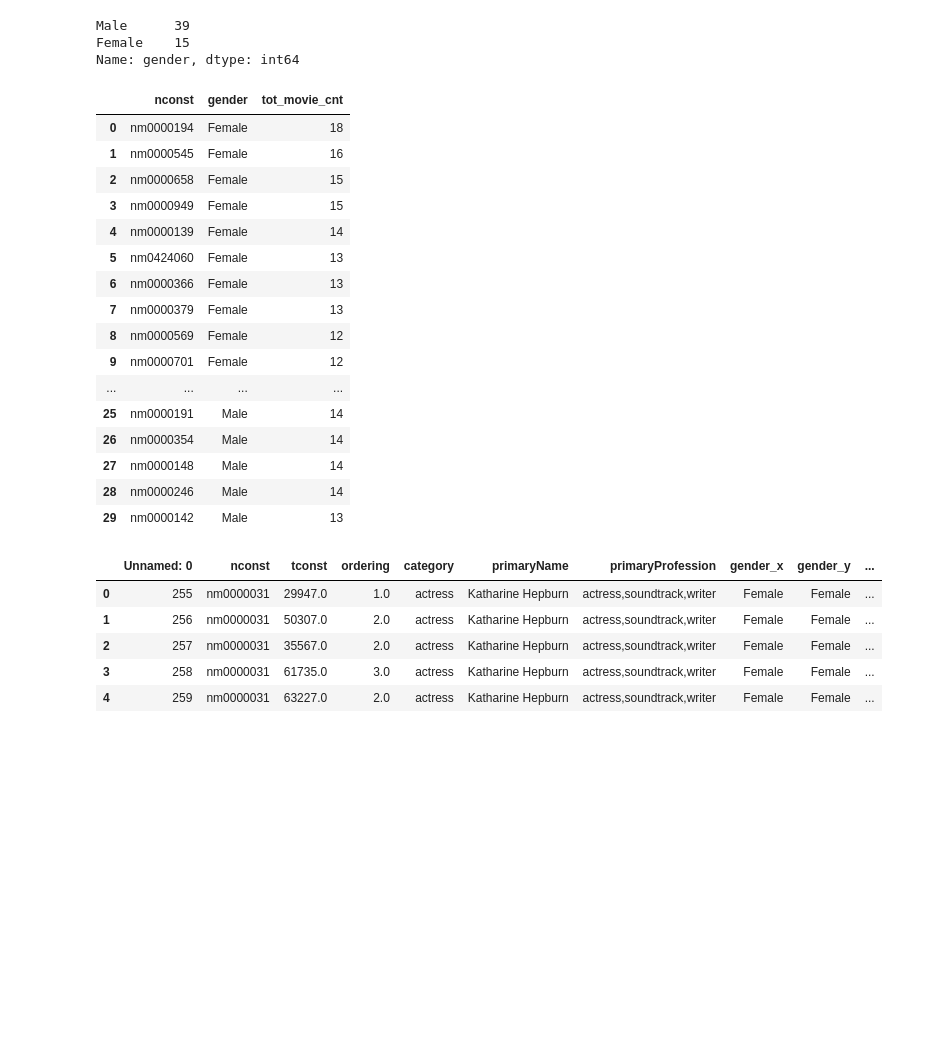
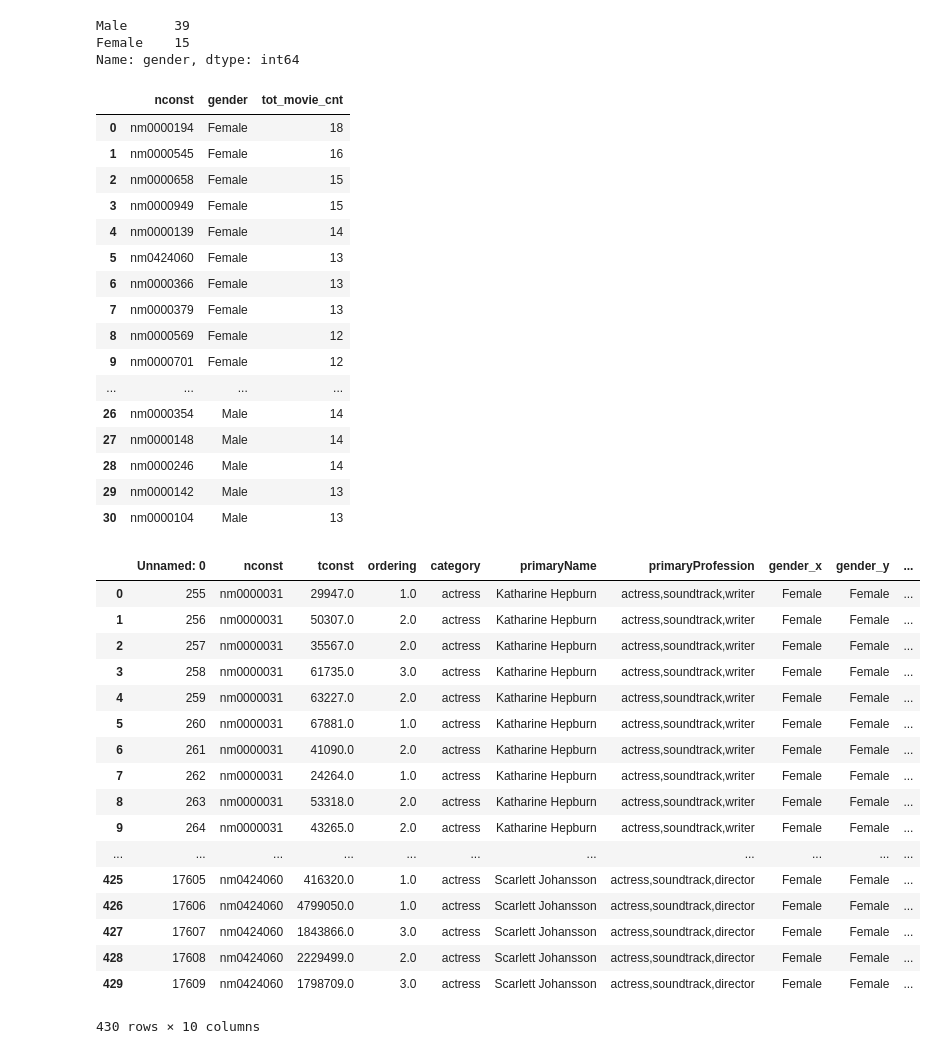
Before and after one commit to snmcnish/bechdel-test, a Jupyter notebook: Final Project Plots.ipynb, the cells around one changed output. Cells and saved outputs as stored; diff of their text form; code cells hidden in the pictures; blank space fills up the shorter version.

```diff
--- a/Final Project Plots.ipynb
+++ b/Final Project Plots.ipynb
@@ -239,7 +221,7 @@ Male      39
 Female    15
 Name: gender, dtype: int64
 # %%
-topguys = nummovies[nummovies.gender == 'Male'].head(15)
+topguys = nummovies[nummovies.gender == 'Male'].head(16)
 topgals = nummovies[nummovies.gender == 'Female'].head(15)
 topactors = pd.concat([topgals, topguys], ignore_index=True)
 topactors
@@ -256,21 +238,34 @@ topactors
 | 8 | nm0000569 | Female | 12 |
 | 9 | nm0000701 | Female | 12 |
 | ... | ... | ... | ... |
-| 25 | nm0000191 | Male | 14 |
 | 26 | nm0000354 | Male | 14 |
 | 27 | nm0000148 | Male | 14 |
 | 28 | nm0000246 | Male | 14 |
 | 29 | nm0000142 | Male | 13 |
+| 30 | nm0000104 | Male | 13 |
 # %%
 topactorsdata = pd.merge(actors, topactors, on =['nconst'])
-topactorsdata.head()
+topactorsdata = topactorsdata[topactorsdata['primaryName'] != 'Georges Méliès']
+topactorsdata
 # %% [output]
 |  | Unnamed: 0 | nconst | tconst | ordering | category | primaryName | primaryProfession | gender_x | gender_y | ... |
 | 0 | 255 | nm0000031 | 29947.0 | 1.0 | actress | Katharine Hepburn | actress,soundtrack,writer | Female | Female | ... |
 | 1 | 256 | nm0000031 | 50307.0 | 2.0 | actress | Katharine Hepburn | actress,soundtrack,writer | Female | Female | ... |
 | 2 | 257 | nm0000031 | 35567.0 | 2.0 | actress | Katharine Hepburn | actress,soundtrack,writer | Female | Female | ... |
 | 3 | 258 | nm0000031 | 61735.0 | 3.0 | actress | Katharine Hepburn | actress,soundtrack,writer | Female | Female | ... |
 | 4 | 259 | nm0000031 | 63227.0 | 2.0 | actress | Katharine Hepburn | actress,soundtrack,writer | Female | Female | ... |
+| 5 | 260 | nm0000031 | 67881.0 | 1.0 | actress | Katharine Hepburn | actress,soundtrack,writer | Female | Female | ... |
+| 6 | 261 | nm0000031 | 41090.0 | 2.0 | actress | Katharine Hepburn | actress,soundtrack,writer | Female | Female | ... |
+| 7 | 262 | nm0000031 | 24264.0 | 1.0 | actress | Katharine Hepburn | actress,soundtrack,writer | Female | Female | ... |
+| 8 | 263 | nm0000031 | 53318.0 | 2.0 | actress | Katharine Hepburn | actress,soundtrack,writer | Female | Female | ... |
+| 9 | 264 | nm0000031 | 43265.0 | 2.0 | actress | Katharine Hepburn | actress,soundtrack,writer | Female | Female | ... |
+| ... | ... | ... | ... | ... | ... | ... | ... | ... | ... | ... |
+| 425 | 17605 | nm0424060 | 416320.0 | 1.0 | actress | Scarlett Johansson | actress,soundtrack,director | Female | Female | ... |
+| 426 | 17606 | nm0424060 | 4799050.0 | 1.0 | actress | Scarlett Johansson | actress,soundtrack,director | Female | Female | ... |
+| 427 | 17607 | nm0424060 | 1843866.0 | 3.0 | actress | Scarlett Johansson | actress,soundtrack,director | Female | Female | ... |
+| 428 | 17608 | nm0424060 | 2229499.0 | 2.0 | actress | Scarlett Johansson | actress,soundtrack,director | Female | Female | ... |
+| 429 | 17609 | nm0424060 | 1798709.0 | 3.0 | actress | Scarlett Johansson | actress,soundtrack,director | Female | Female | ... |
+430 rows × 10 columns
 # %%
 data = pd.merge(bechdel, topactorsdata, on =['tconst'])
 data = data.sort_values(['tot_movie_cnt'], ascending=False)
```
Also changed, not shown: parts of 22 cells of this notebook.
